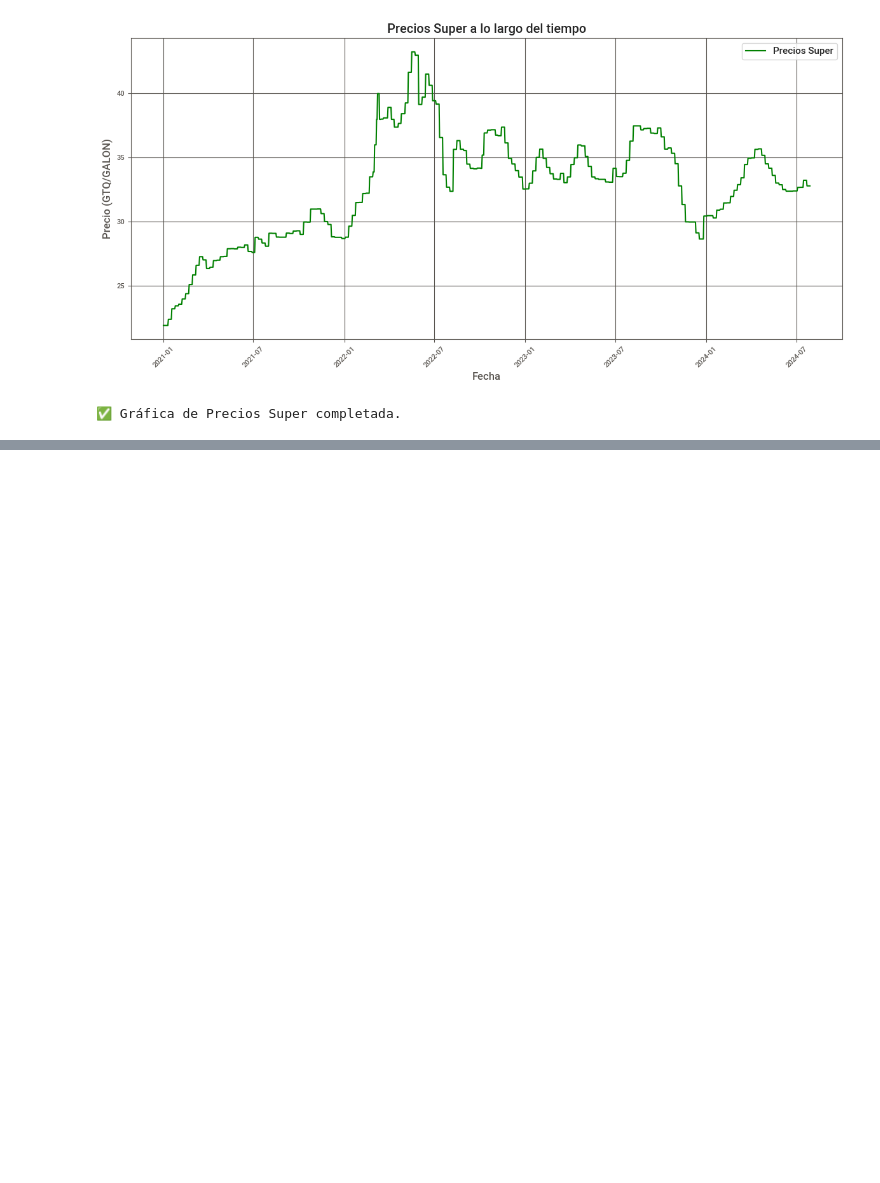
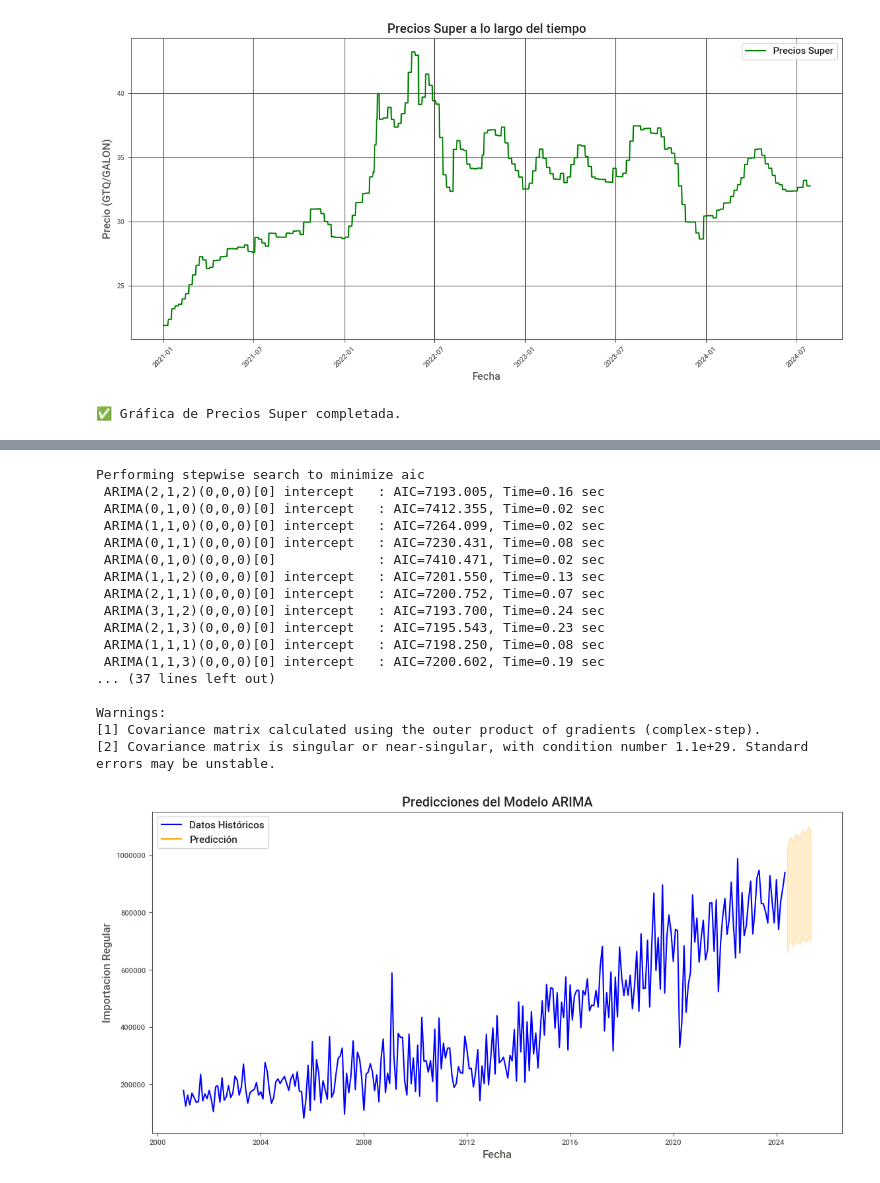
Before and after one commit to Dahernandezsilve/Lab02_Data-Science, a Jupyter notebook: Lab02.ipynb, the cells around one changed output, grey strips where cells are left out. Cells and saved outputs as stored; diff of their text form; code cells hidden in the pictures; blank space fills up the shorter version.

```diff
--- a/Lab02.ipynb
+++ b/Lab02.ipynb
@@ -358,0 +544,49 @@ plotTimeSeries(serieConsumoDiesel, serieImportacionRegular, seriePreciosSuper)
+# %%
+serie_regular = serieImportacionRegular['Gasolina regular']
+
+# Ajustar el modelo ARIMA automáticamente
+modelo_auto = auto_arima(serie_regular,
+                          seasonal=False,  # Si no es estacional
+                          stepwise=True,   # Si utilizar pasos para encontrar el mejor modelo
+                          trace=True)      # Mostrar el progreso
+
+# Resumen del modelo
+print(modelo_auto.summary())
+
+# Realizar predicciones
+n_periodos = 12  # Número de períodos a predecir (por ejemplo, 12 meses)
+predicciones, errores = modelo_auto.predict(n_periods=n_periodos, return_conf_int=True)
+
+# Crear un DataFrame para las predicciones
+fechas_futuras = pd.date_range(start=serie_regular.index[-1] + pd.Timedelta(days=1), periods=n_periodos, freq='M')
+df_predicciones = pd.DataFrame(predicciones, index=fechas_futuras, columns=['Predicción'])
+
+# Graficar resultados
+plt.figure(figsize=(12, 6))
+plt.plot(serie_regular, label='Datos Históricos', color='blue')
+plt.plot(df_predicciones, label='Predicción', color='orange')
+plt.fill_between(fechas_futuras, errores[:, 0], errores[:, 1], color='orange', alpha=0.2)
+plt.title('Predicciones del Modelo ARIMA')
+plt.xlabel('Fecha')
+plt.ylabel('Importacion Regular')
+plt.legend()
+plt.show()
+# %% [output]
+Performing stepwise search to minimize aic
+ ARIMA(2,1,2)(0,0,0)[0] intercept   : AIC=7193.005, Time=0.16 sec
+ ARIMA(0,1,0)(0,0,0)[0] intercept   : AIC=7412.355, Time=0.02 sec
+ ARIMA(1,1,0)(0,0,0)[0] intercept   : AIC=7264.099, Time=0.02 sec
+ ARIMA(0,1,1)(0,0,0)[0] intercept   : AIC=7230.431, Time=0.08 sec
+ ARIMA(0,1,0)(0,0,0)[0]             : AIC=7410.471, Time=0.02 sec
+ ARIMA(1,1,2)(0,0,0)[0] intercept   : AIC=7201.550, Time=0.13 sec
+ ARIMA(2,1,1)(0,0,0)[0] intercept   : AIC=7200.752, Time=0.07 sec
+ ARIMA(3,1,2)(0,0,0)[0] intercept   : AIC=7193.700, Time=0.24 sec
+ ARIMA(2,1,3)(0,0,0)[0] intercept   : AIC=7195.543, Time=0.23 sec
+ ARIMA(1,1,1)(0,0,0)[0] intercept   : AIC=7198.250, Time=0.08 sec
+ ARIMA(1,1,3)(0,0,0)[0] intercept   : AIC=7200.602, Time=0.19 sec
+... (37 lines left out)
+
+Warnings:
+[1] Covariance matrix calculated using the outer product of gradients (complex-step).
+[2] Covariance matrix is singular or near-singular, with condition number 1.1e+29. Standard errors may be unstable.
+[figure, added]
```
Also changed, not shown: parts of 11 cells of this notebook, 1 other file.
